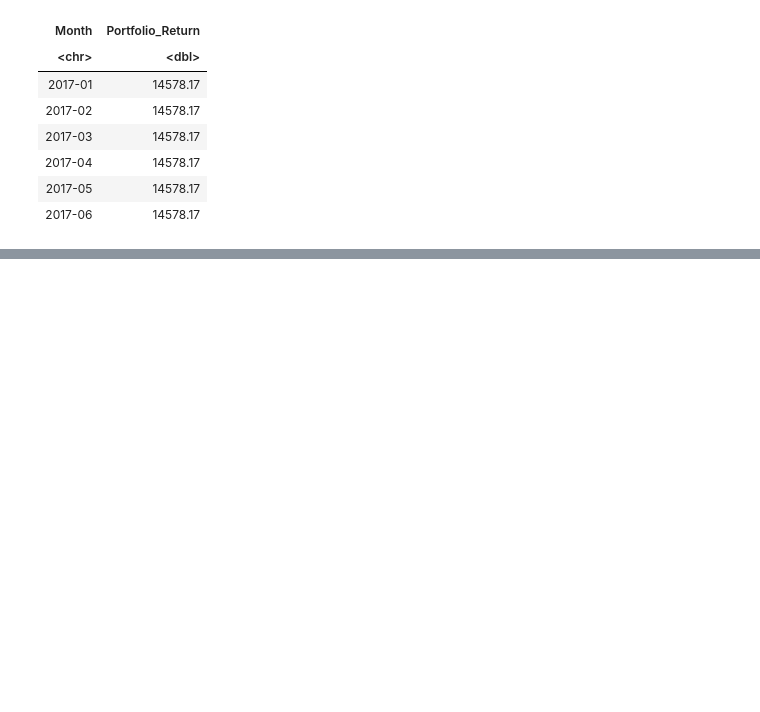
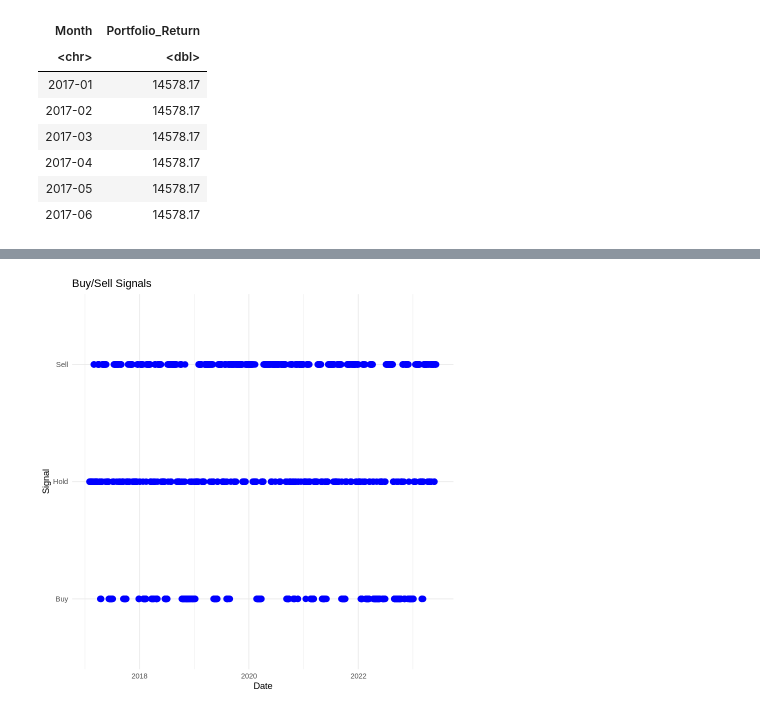
Before and after one commit to ThomasTranGithub/Algo.Trading.Strategies, a Jupyter notebook: standard_deviation_buysellsignals.ipynb, the cells around one changed output, grey strips where cells are left out. Saved outputs shown, nothing was run; the diff lists cells and outputs as text; code cells hidden in the pictures; blank space fills up the shorter version.

```diff
--- a/standard_deviation_buysellsignals.ipynb
+++ b/standard_deviation_buysellsignals.ipynb
@@ -284,0 +293,18 @@ head(buy_signal)
+# %%
+install.packages(c("quantmod", "TTR"))
+library(quantmod)
+library(TTR)
+
+
+
+# Calculate the 20-day moving average for AAPL
+closing_prices_df$AAPL_MA20 <- SMA(Cl(AAPL), n = 20)
+
+
+
+# Remove rows with missing values
+closing_prices_df <- na.omit(closing_prices_df)
+# %%
+library(zoo)
+
+closing_prices_df$AAPL_SD <- rollapply(closing_prices_df$AAPL_MA20, width = 20, FUN = sd, fill = NA)
@@ -284,0 +333,15 @@ head(buy_signal)
+# %%
+closing_prices_df$Signal <- "Hold"
+closing_prices_df$Signal[closing_prices_df$AAPL.Close > (closing_prices_df$AAPL_MA20 + closing_prices_df$AAPL_SD)] <- "Sell"
+closing_prices_df$Signal[closing_prices_df$AAPL.Close < (closing_prices_df$AAPL_MA20 - closing_prices_df$AAPL_SD)] <- "Buy"
+# %%
+buy_sell_signals_df <- closing_prices_df[, c("Date", "Signal")]
+# %%
+library(ggplot2)
+
+ggplot(buy_sell_signals_df, aes(x = Date, y = Signal)) +
+  geom_point(color = "blue", size = 3) +
+  labs(x = "Date", y = "Signal", title = "Buy/Sell Signals") +
+  theme_minimal()
+# %% [output]
+[figure, added]
```
Also changed, not shown: parts of 8 cells of this notebook.
